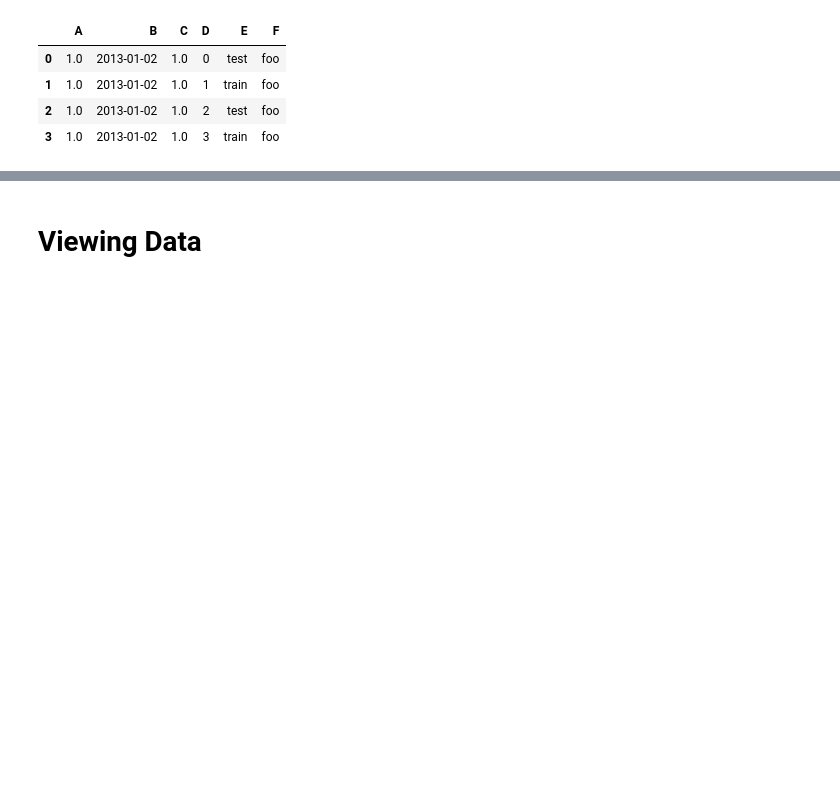
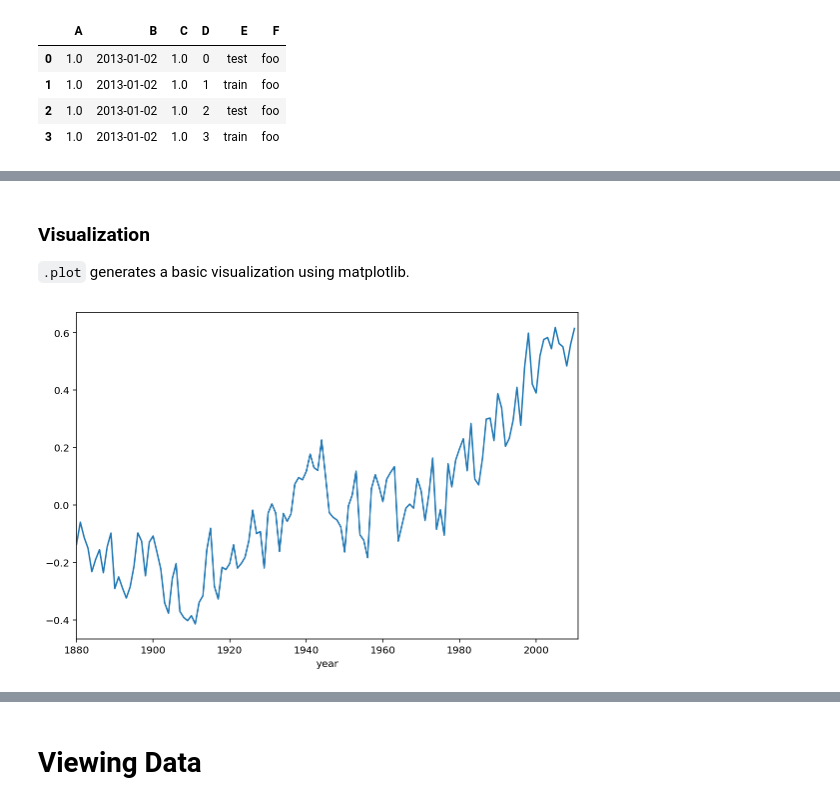
Before and after one commit to pnavaro/math-python, a Jupyter notebook: 14.Pandas.ipynb, the cells around one changed output, grey strips where cells are left out. Cells and saved outputs as stored; diff of their text form; code cells hidden in the pictures; blank space fills up the shorter version.

```diff
--- a/14.Pandas.ipynb
+++ b/14.Pandas.ipynb
@@ -80,0 +90,5 @@ pd.DataFrame({'A' : 1.,
+# %%
+filename = "https://www1.ncdc.noaa.gov/pub/data/anomalies/usingGHCNMv2/annual.land_ocean.90S.90N.df_1901-2000mean.dat"
+#pd.read_table?
+full_globe_temp = pd.read_table(filename)
+full_globe_temp
@@ -80,0 +143,5 @@ pd.DataFrame({'A' : 1.,
+# %%
+full_globe_temp = pd.read_table(filename, sep="\s+",
+                                names=["year", "mean temp"],
+                                index_col=0)
+full_globe_temp
@@ -80,0 +178,6 @@ pd.DataFrame({'A' : 1.,
+# %%
+full_globe_temp = full_globe_temp["mean temp"]
+print(type(full_globe_temp))
+print(full_globe_temp.dtype)
+print(full_globe_temp.shape)
+print(full_globe_temp.nbytes)
@@ -80,0 +207,3 @@ pd.DataFrame({'A' : 1.,
+# %%
+full_globe_temp[full_globe_temp == -999.000] = np.nan
+full_globe_temp.tail()
@@ -80,0 +232,8 @@ pd.DataFrame({'A' : 1.,
+# %% [markdown]
+### Visualization
+
+`.plot` generates a basic visualization using matplotlib.
+# %%
+full_globe_temp.plot();
+# %% [output]
+[figure, added]
```
Also changed, not shown: parts of 29 cells of this notebook, 2 other files.
